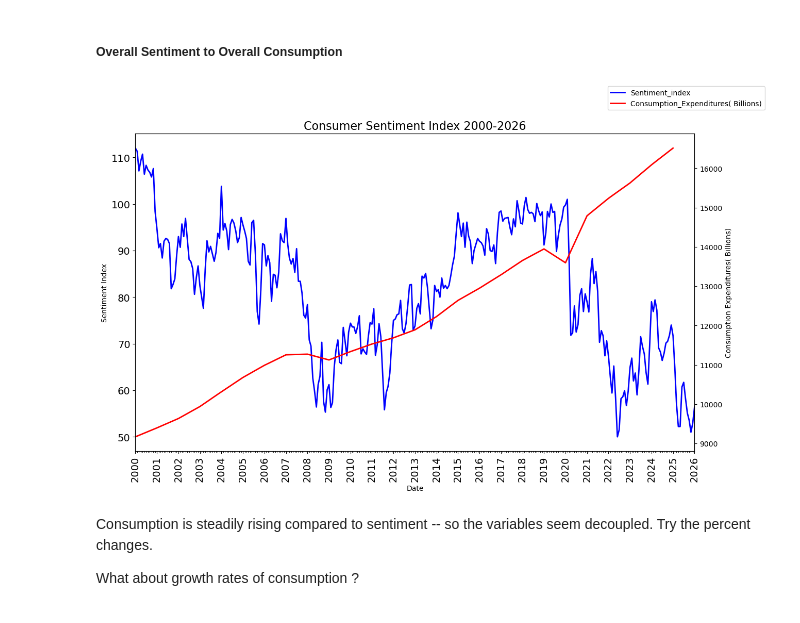
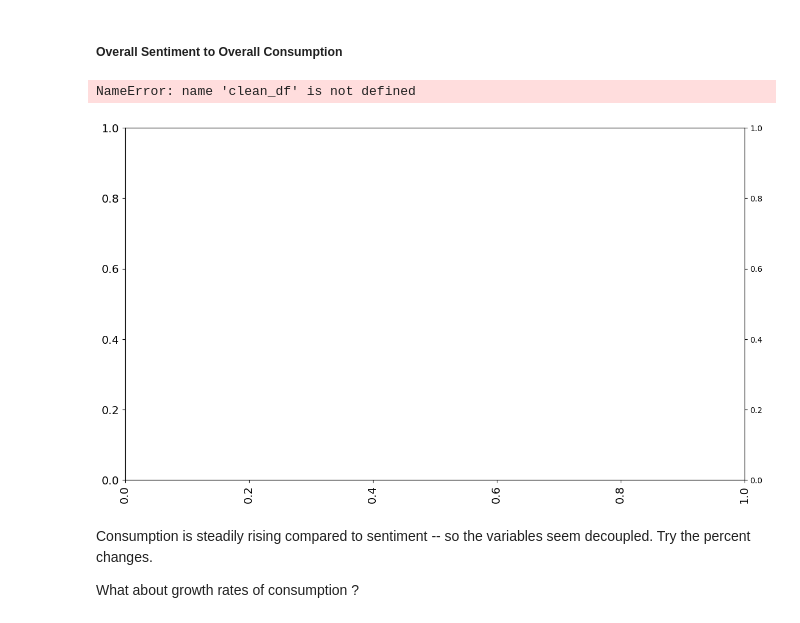
Before and after one commit to shane-221/Macro_project, a Jupyter notebook: main.ipynb, the cells around one changed output. Cells and saved outputs as stored; diff of their text form; code cells hidden in the pictures.

```diff
--- a/main.ipynb
+++ b/main.ipynb
@@ -184,23 +188,0 @@ DatetimeIndex([], dtype='datetime64[us]', freq='MS')
-# %%
-#### first set of checks
-real_consumption_expenditures_annual.sample(5)         # Date is not the index - np
-real_consumption_expenditures_annual.head()            # Starts at the correct date
-real_consumption_expenditures_annual.tail()            # ends at 2025-01
-real_consumption_expenditures_annual.columns           # No spaces which is good but do need to rename  + No need to drop columns
-real_consumption_expenditures_annual.dtypes                           # Observation date needs to be converted
-#
-    #### Initial adjustments
-real_consumption_expenditures_annual.rename(columns={"observation_date":"Date","PCECCA":"Consumption_Expenditures( Billions)"}, inplace=True)     # Fixed the index
-real_consumption_expenditures_annual["Date"]= pd.to_datetime(real_consumption_expenditures_annual["Date"], format ="%d/%m/%Y")               # Datetime conversion but it is alsop in daily format so convert to thrifst of the mont
-real_consumption_expenditures_annual
-
-
-#### Second set of checks
-real_consumption_expenditures_annual.columns           #No need to drop columns
-real_consumption_expenditures_annual.duplicated(subset="Date", keep=False).value_counts()      # All are false so no duplicated values
-real_consumption_expenditures_annual.isna().sum()                                              # No missing values for any of the dates + Need to check if all the 12 months are there in the dataset
-
-        # Checks to make sure that all the dates are there for the period from 2000 to 2026.
-print(pd.date_range(start= "2000-01-01", end = "2026-01-01", freq="YS").difference(real_consumption_expenditures_annual["Date"]))      ## This is yearly so from year start.
-#                     # Sets up a date range, looks at the month start, then compares and then prints the ones that are different
-                        # Just 2026 values are missing which is fine
@@ -261,9 +214,21 @@ DatetimeIndex(['2026-01-01'], dtype='datetime64[us]', freq='YS-JAN')
 ### Main Clean dataset with all variables
 ---
 # %%
+#### Monthly Data
+
 initial_df = pd.merge(consumer_economic_conditions_df, consumer_expectations_df, on="Date", how="inner")
 clean_df1= pd.merge(initial_df,consumer_sentiment_df, on="Date", how="outer")
-clean_df = pd.merge(clean_df1, percent_change_monthly_adjusted, on ="Date" , how = "outer")
-clean_df = pd.merge(clean_df, percent_change_yearly_no_adjusted, on="Date", how="outer")
-clean_df.head(20)
+clean_df_monthly = pd.merge(clean_df1, percent_change_monthly_adjusted, on ="Date" , how = "outer")
+
+
+
+clean_df_monthly.head(5)
+
+clean_df_monthly.rename(columns= {"Economic_Conditions_index":"Economic_Conditions_Index",
+                          "Consumer_Expectations_index":"Consumer_Expectations_Index",
+                          "Sentiment_index":"Sentiment_Index",
+                          "Percentage_Change_Consumption": "Percentage _Change_Consumption_Monthly",
+                          "Consumption_Expenditures( Billions)": "Consumption_Expenditures",
+                          "Percentage_Change_Consumption_Yearly":"Percentage_Change_Consumption_Yearly"}, inplace=True)
+clean_df_monthly
 # %% [output]
@@ -341,39 +414,40 @@ ax1 = plt.gca()
 ax2 = ax1.twinx()
     ## Plots
 ax1.plot(clean_df["Date"],
-         clean_df["Sentiment_index"],
+         clean_df["Sentiment_Index"],
          color="Blue",
          linewidth=2,
          label="Sentiment_index")
 
 ax2.plot(real_consumption_expenditures_annual["Date"],
-         real_consumption_expenditures_annual["Consumption_Expenditures( Billions)"],
+         real_consumption_expenditures_annual["Consumption_Expenditures"],
          color="Red",
          linewidth=2,
          label="Consumption_Expenditures( Billions)")
 
     ## Adding in the date functionalities
 Year = mdates.YearLocator()
 Months = mdates.MonthLocator()
 Years_FMT = mdates.DateFormatter('%Y')
 
 ax1.xaxis.set_major_locator(Year)
 ax1.xaxis.set_minor_locator(Months)
 ax1.xaxis.set_major_formatter(Years_FMT)
 
 
     ## Final features
 
 ax1.set_xlabel("Date")
 ax1.set_ylabel("Sentiment Index")
 ax2.set_ylabel("Consumption Expenditures( Billions)")
 plt.title("Consumer Sentiment Index 2000-2026", fontsize=16)
 plt.xlim(pd.Timestamp("2000-01-01"), pd.Timestamp("2026-01-01"))
 fig = plt.gcf()
 fig.legend()
 plt.show()
 # %% [output]
+NameError: name 'clean_df' is not defined
-[figure, old version]
+[figure, new version]
 # %% [markdown]
 
 Consumption is steadily rising compared to sentiment -- so the variables seem decoupled. Try the percent changes.
```
Also changed, not shown: parts of 20 cells of this notebook, 4 other files.
